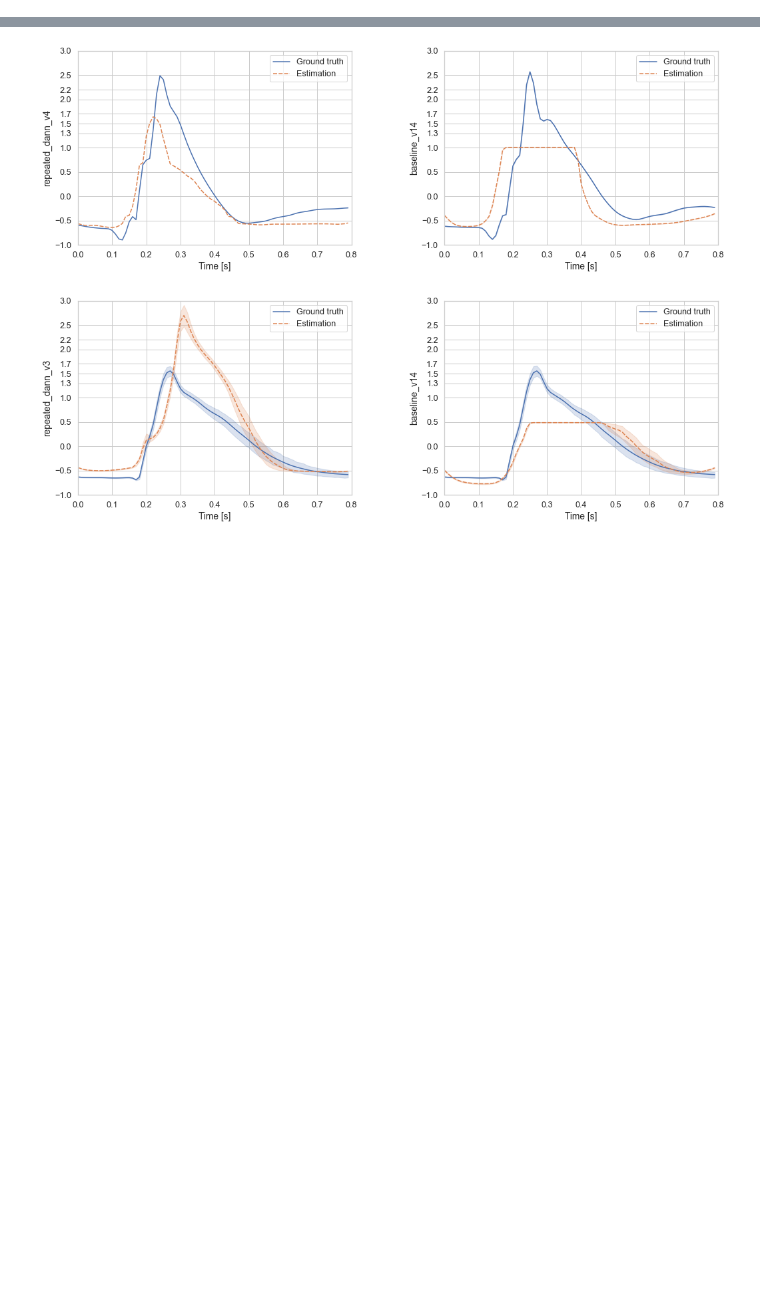
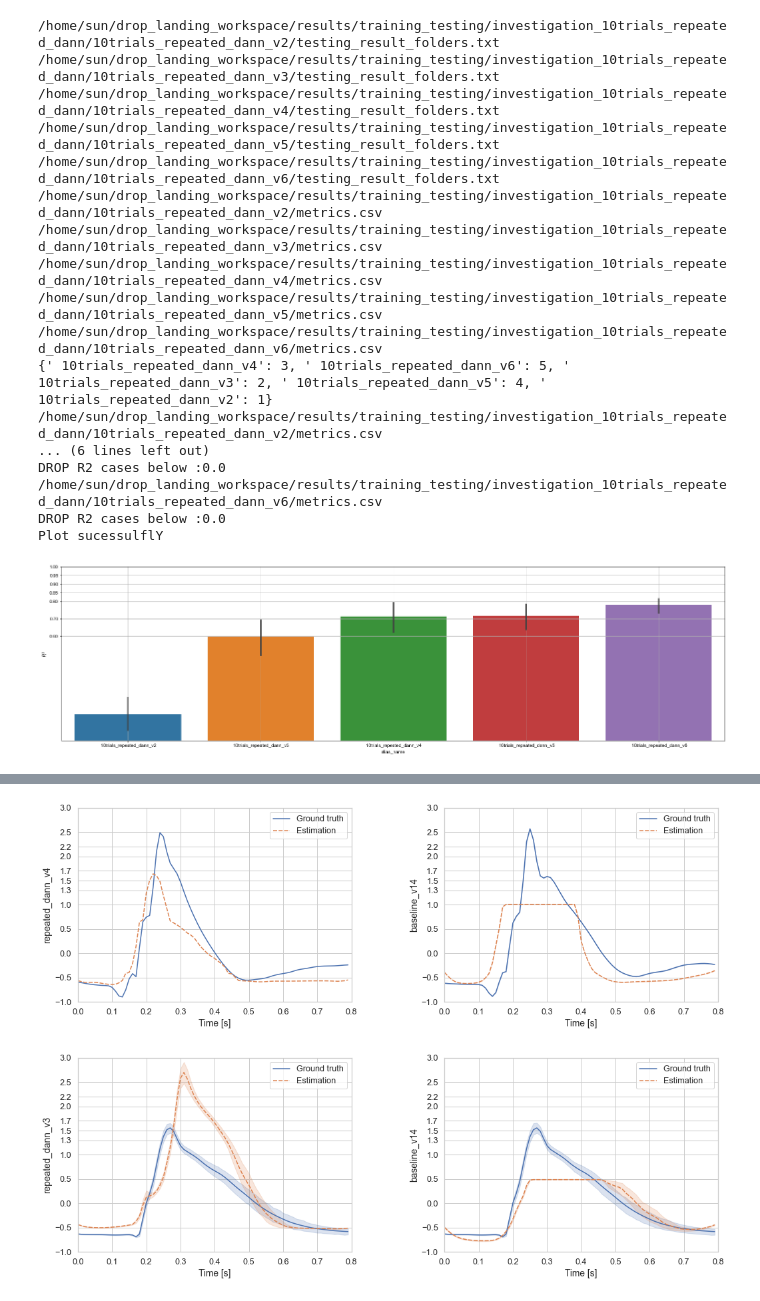
Before and after one commit to sunzhon/transfer_learning_for_droplanding, a Jupyter notebook: jupyter-lab/tf_results_analysis.ipynb, the cells around one changed output, grey strips where cells are left out. Drawn from its saved outputs; the diff is of its cells as text; code cells hidden in the pictures; blank space fills up the shorter version.

```diff
--- a/jupyter-lab/tf_results_analysis.ipynb
+++ b/jupyter-lab/tf_results_analysis.ipynb
@@ -158,0 +258,44 @@ DROP R2 cases below :0.0
+# %%
+fliters={'drop_value':0.0,'sort_variable':'r2'}
+combination_investigation_results = [
+    os.path.join(RESULTS_PATH, "training_testing","investigation_10trials_repeated_dann","10trials_repeated_dann_v"+str(idx),"testing_result_folders.txt") for idx in range(2,7)
+                                    ]
+metrics = get_list_investigation_metrics(combination_investigation_results)
+combination_investigation_metrics = [os.path.join(os.path.dirname(folder),"metrics.csv") for folder in combination_investigation_results]
+metrics = get_list_investigation_metrics(combination_investigation_metrics)
+subs = list(set(metrics['alias_name']))
+replace_map = {sub: int(sub.split('v')[1])-1 for sub in subs}
+print(replace_map)
+
+plot_config={
+        "save_fig": False, "save_format":"jpg", "save_folder_index": 0,
+         "hue": None,
+        #'replace_map': replace_map,
+        #'replace_columns': {'alias_name': 'Train subject number'},
+        #'x': 'Train subject number',
+        'title': 'baseline',
+        #'plot_title': 'baseline'
+    }
+
+p6plot_model_accuracy(combination_investigation_metrics,fliters, ttest=False, **plot_config)
+
+print('Plot sucessulflY')
+# %% [output]
+/home/sun/drop_landing_workspace/results/training_testing/investigation_10trials_repeated_dann/10trials_repeated_dann_v2/testing_result_folders.txt
+/home/sun/drop_landing_workspace/results/training_testing/investigation_10trials_repeated_dann/10trials_repeated_dann_v3/testing_result_folders.txt
+/home/sun/drop_landing_workspace/results/training_testing/investigation_10trials_repeated_dann/10trials_repeated_dann_v4/testing_result_folders.txt
+/home/sun/drop_landing_workspace/results/training_testing/investigation_10trials_repeated_dann/10trials_repeated_dann_v5/testing_result_folders.txt
+/home/sun/drop_landing_workspace/results/training_testing/investigation_10trials_repeated_dann/10trials_repeated_dann_v6/testing_result_folders.txt
+/home/sun/drop_landing_workspace/results/training_testing/investigation_10trials_repeated_dann/10trials_repeated_dann_v2/metrics.csv
+/home/sun/drop_landing_workspace/results/training_testing/investigation_10trials_repeated_dann/10trials_repeated_dann_v3/metrics.csv
+/home/sun/drop_landing_workspace/results/training_testing/investigation_10trials_repeated_dann/10trials_repeated_dann_v4/metrics.csv
+/home/sun/drop_landing_workspace/results/training_testing/investigation_10trials_repeated_dann/10trials_repeated_dann_v5/metrics.csv
+/home/sun/drop_landing_workspace/results/training_testing/investigation_10trials_repeated_dann/10trials_repeated_dann_v6/metrics.csv
+{' 10trials_repeated_dann_v4': 3, ' 10trials_repeated_dann_v6': 5, ' 10trials_repeated_dann_v3': 2, ' 10trials_repeated_dann_v5': 4, ' 10trials_repeated_dann_v2': 1}
+/home/sun/drop_landing_workspace/results/training_testing/investigation_10trials_repeated_dann/10trials_repeated_dann_v2/metrics.csv
+... (6 lines left out)
+DROP R2 cases below :0.0
+/home/sun/drop_landing_workspace/results/training_testing/investigation_10trials_repeated_dann/10trials_repeated_dann_v6/metrics.csv
+DROP R2 cases below :0.0
+Plot sucessulflY
+[figure, added]
```
Also changed, not shown: parts of 45 cells of this notebook, 17 other files.
